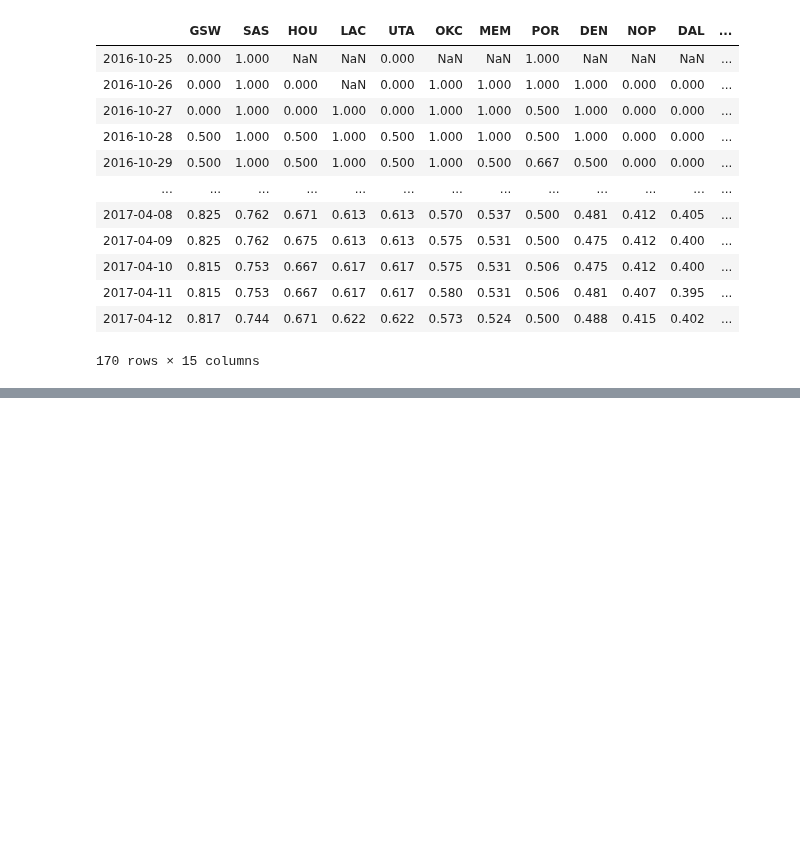
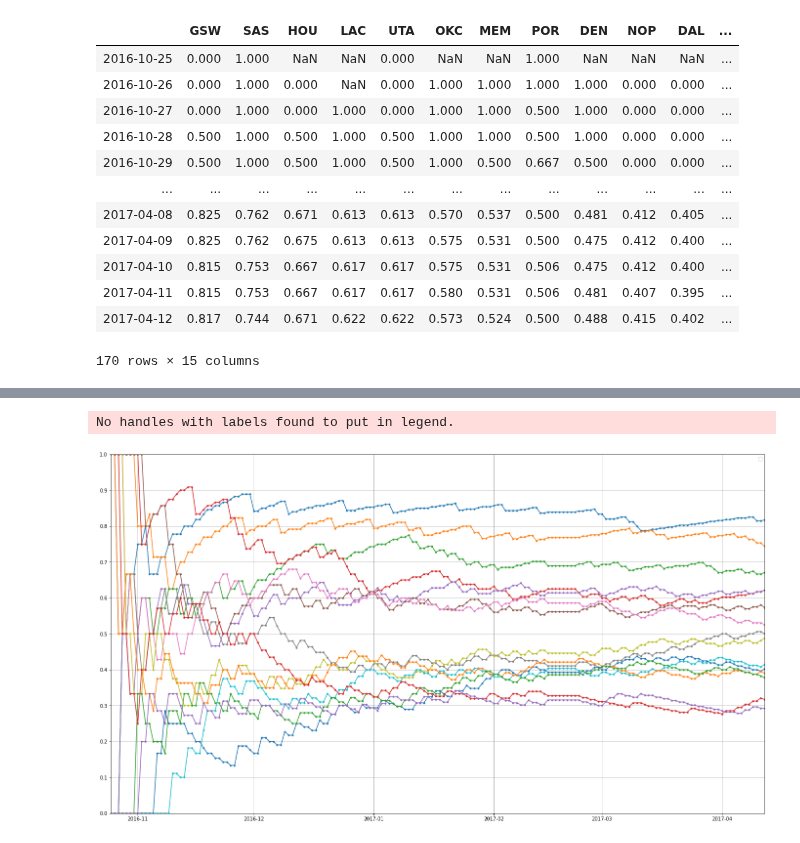
Before and after one commit to stephen-young/nba-standings-progression, a Jupyter notebook: notebooks/panda_test.ipynb, the cells around one changed output, grey strips where cells are left out. Drawn from its saved outputs; the diff is of its cells as text; code cells hidden in the pictures; blank space fills up the shorter version.

```diff
--- a/notebooks/panda_test.ipynb
+++ b/notebooks/panda_test.ipynb
@@ -363,0 +372,25 @@ fig, axes = plt.subplots()
+# %%
+dates = win_frac_df.index.to_pydatetime()
+# %%
+fig, axes = plt.subplots(figsize=[19.2,10.8])
+# fig, axes = plt.subplots()
+axes.set_ylim(0.0, 1.0)
+axes.set_yticks([0.0, 0.1, 0.2, 0.3, 0.4, 0.5, 0.6, 0.7, 0.8, 0.9, 1.0])
+
+start_date = win_frac_df.index[0]
+end_date = win_frac_df.index[-1]
+date_ticks = pd.date_range(start=start_date, end=end_date, freq=pd.DateOffset(months=1))
+axes.plot(dates, win_frac_df.values, '.-')
+
+
+# axes.set_xticks(date_ticks)
+
+axes.set_xlim(start_date, end_date)
+axes.grid()
+# axes.legend(ncol=2)
+# axes.xaxis.set_major_formatter(pltdate.AutoDateFormatter('%Y-%m-%d'))
+fig.set_tight_layout(True)
+# fig.autofmt_xdate()
+# %% [output]
+No handles with labels found to put in legend.
+[figure, added]
```
Also changed, not shown: parts of 3 cells of this notebook, 2 other files.
